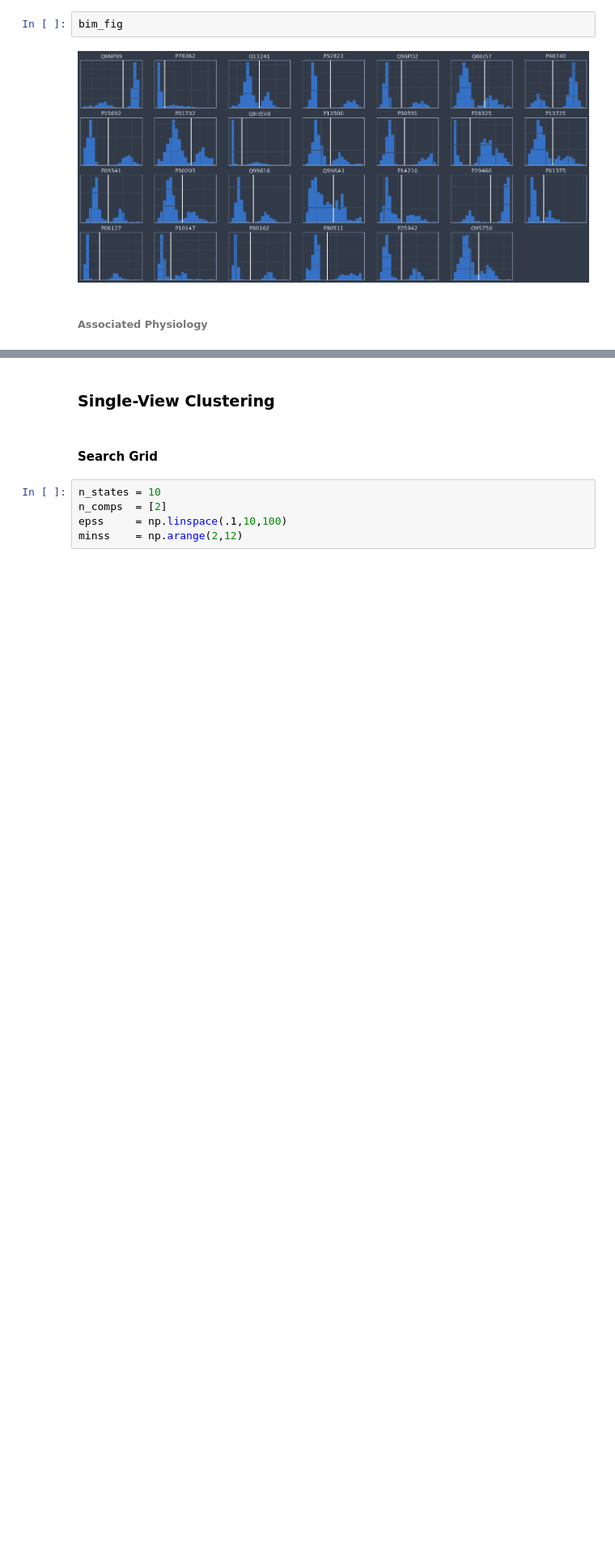
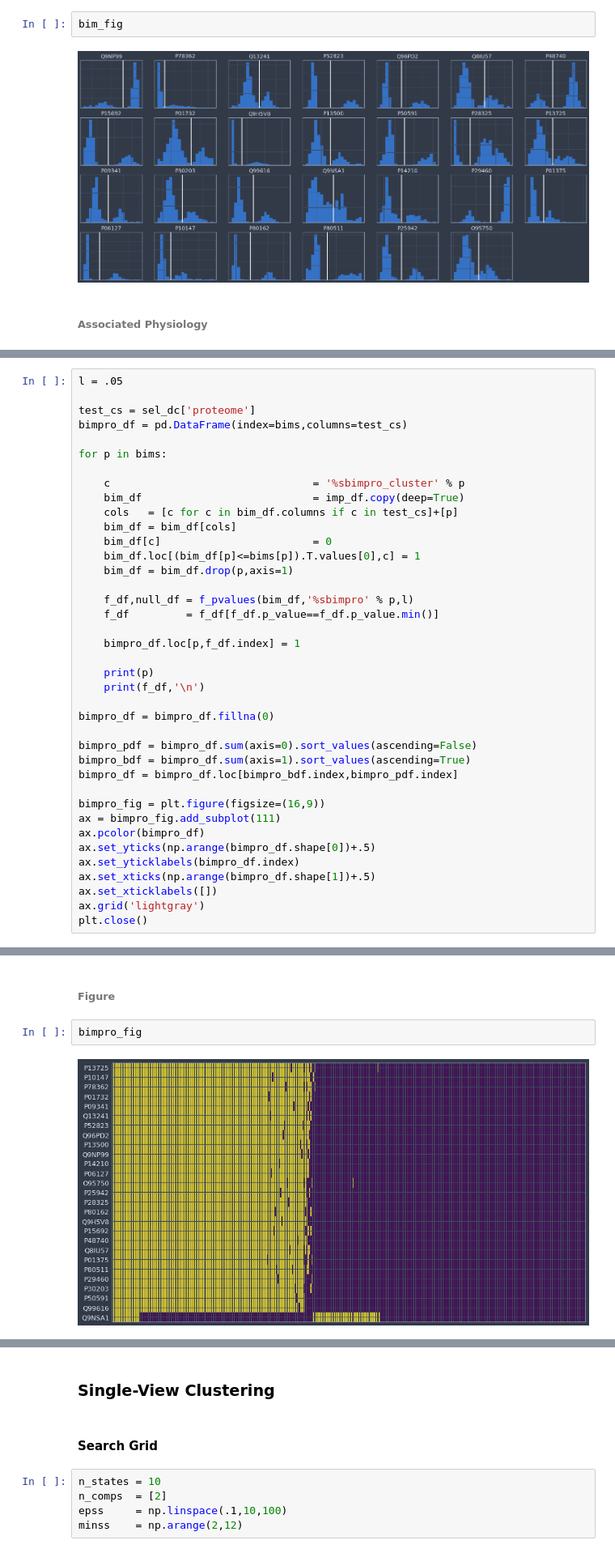
Before and after one commit to BorgwardtLab/Pediatric-Sepsis, a Jupyter notebook: multiview_clustering_jk.ipynb, the cells around one changed output, grey strips where cells are left out. Shown at 81% size. Cells and saved outputs as stored; diff of their text form; blank space fills up the shorter version.

```diff
--- a/multiview_clustering_jk.ipynb
+++ b/multiview_clustering_jk.ipynb
@@ -1919,0 +1792,39 @@ O95750
+# %%
+l = .05
+
+test_cs = sel_dc['proteome']
+bimpro_df = pd.DataFrame(index=bims,columns=test_cs)
+
+for p in bims:
+
+    c                                = '%sbimpro_cluster' % p
+    bim_df                           = imp_df.copy(deep=True)
+    cols   = [c for c in bim_df.columns if c in test_cs]+[p]
+    bim_df = bim_df[cols]
+    bim_df[c]                        = 0
+    bim_df.loc[(bim_df[p]<=bims[p]).T.values[0],c] = 1
+    bim_df = bim_df.drop(p,axis=1)
+
+    f_df,null_df = f_pvalues(bim_df,'%sbimpro' % p,l)
+    f_df         = f_df[f_df.p_value==f_df.p_value.min()]
+
+    bimpro_df.loc[p,f_df.index] = 1
+
+    print(p)
+    print(f_df,'\n')
+
+bimpro_df = bimpro_df.fillna(0)
+
+bimpro_pdf = bimpro_df.sum(axis=0).sort_values(ascending=False)
+bimpro_bdf = bimpro_df.sum(axis=1).sort_values(ascending=True)
+bimpro_df = bimpro_df.loc[bimpro_bdf.index,bimpro_pdf.index]
+
+bimpro_fig = plt.figure(figsize=(16,9))
+ax = bimpro_fig.add_subplot(111)
+ax.pcolor(bimpro_df)
+ax.set_yticks(np.arange(bimpro_df.shape[0])+.5)
+ax.set_yticklabels(bimpro_df.index)
+ax.set_xticks(np.arange(bimpro_df.shape[1])+.5)
+ax.set_xticklabels([])
+ax.grid('lightgray')
+plt.close()
@@ -1919,0 +1937,6 @@ O95750
+# %% [markdown]
+###### Figure
+# %%
+bimpro_fig
+# %% [output]
+[figure, added]
```
Also changed, not shown: parts of 52 cells of this notebook.
